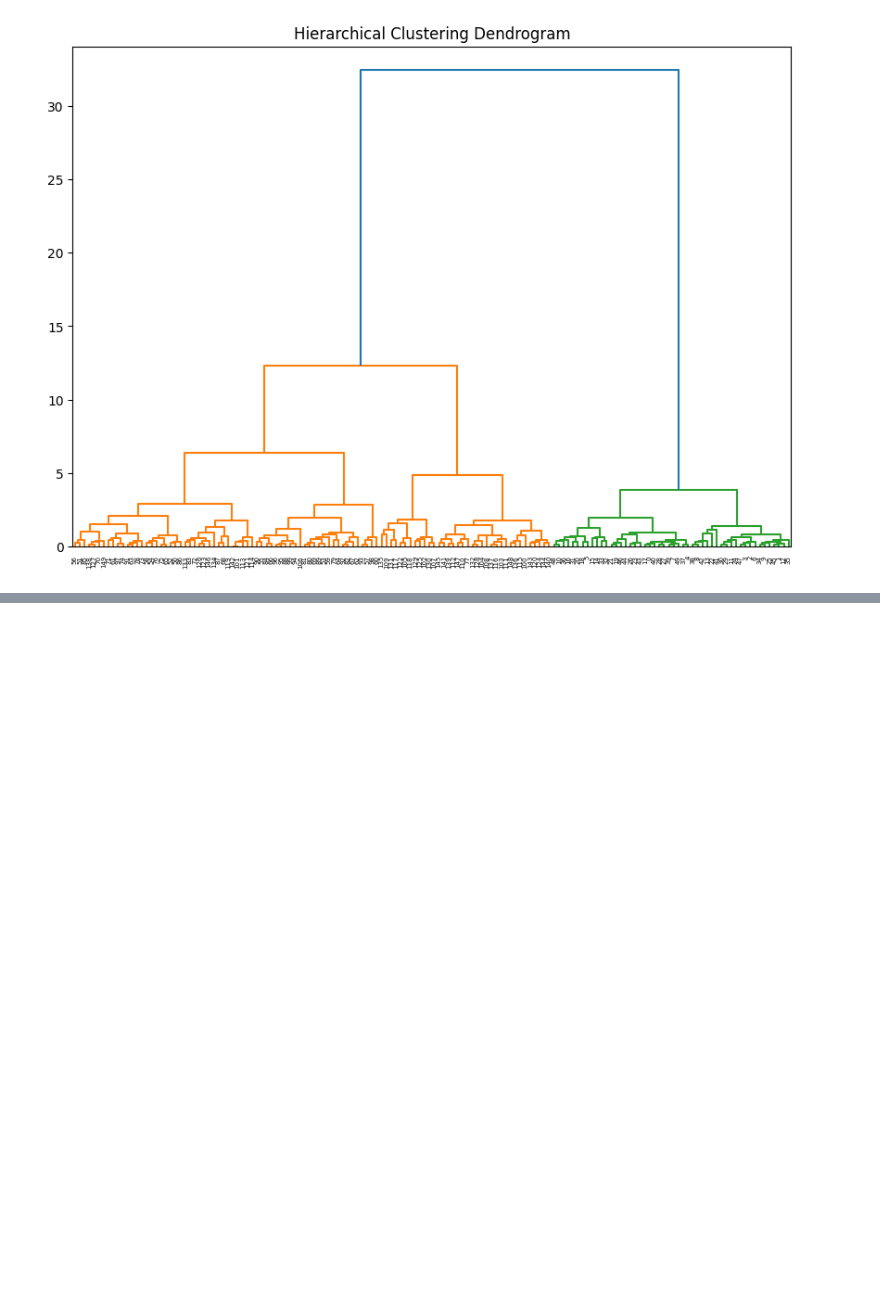
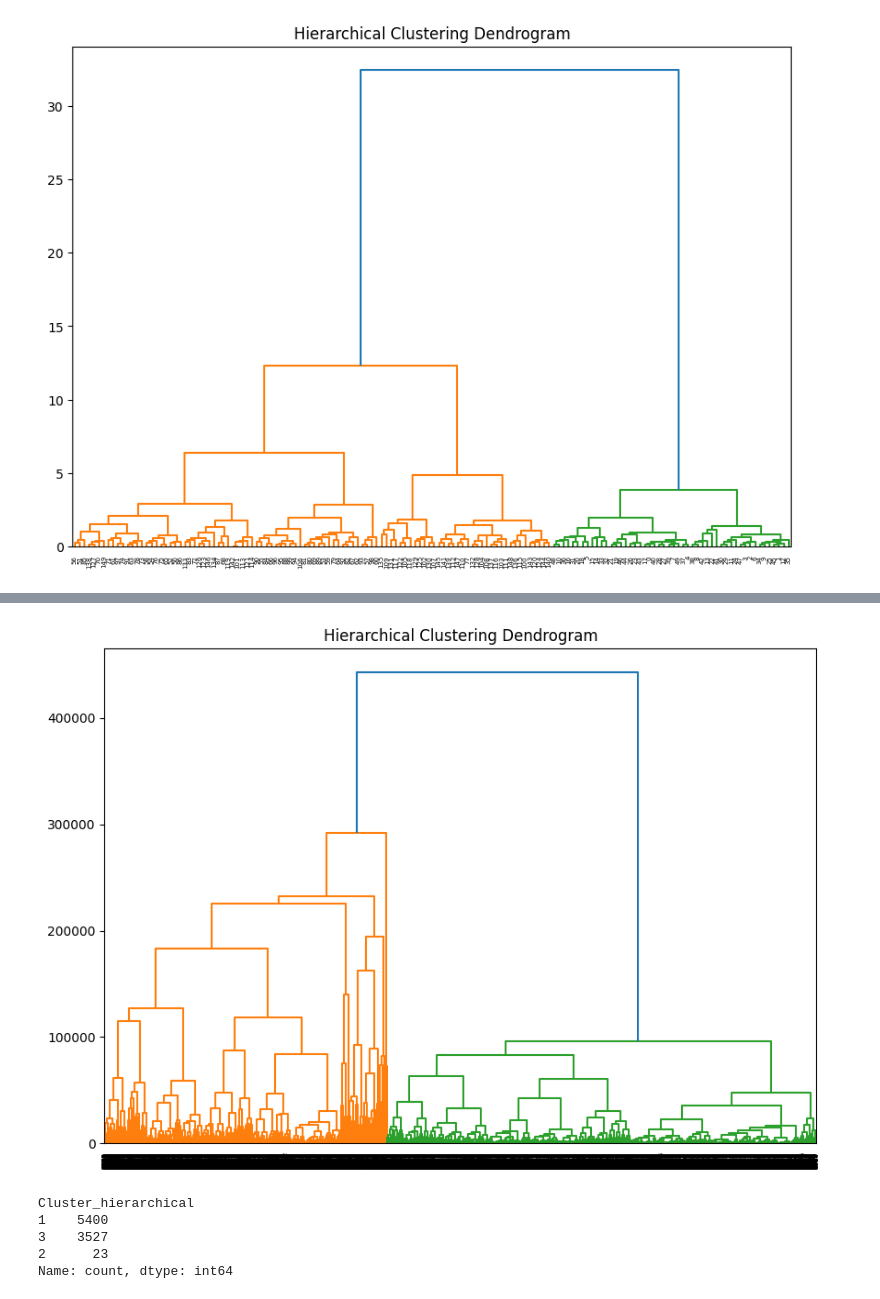
Before and after one commit to Hyunsoo-Ryan-Lee/ML_Lecture, a Jupyter notebook: 08.Clustering/2.Hierarchical.ipynb, the cells around one changed output, grey strips where cells are left out. Saved outputs shown, nothing was run; the diff lists cells and outputs as text; code cells hidden in the pictures; blank space fills up the shorter version.

```diff
--- a/08.Clustering/2.Hierarchical.ipynb
+++ b/08.Clustering/2.Hierarchical.ipynb
@@ -30,0 +84,22 @@ plt.show()
+# %%
+from scipy.cluster.hierarchy import dendrogram, linkage, fcluster
+
+# 데이터 링크
+linked = linkage(df, method='ward')
+
+# 덴드로그램 시각화
+plt.figure(figsize=(10, 7))
+dendrogram(linked, orientation='top', distance_sort='descending', show_leaf_counts=True)
+plt.title('Hierarchical Clustering Dendrogram')
+plt.show()
+
+# 클러스터 할당 결과 (클러스터 수: 3)
+df['Cluster_hierarchical'] = fcluster(linked, 3, criterion='maxclust')
+print(df['Cluster_hierarchical'].value_counts())
+# %% [output]
+[figure, added]
+Cluster_hierarchical
+1    5400
+3    3527
+2      23
+Name: count, dtype: int64
```
Also changed, not shown: parts of 5 cells of this notebook, 7 other files.
